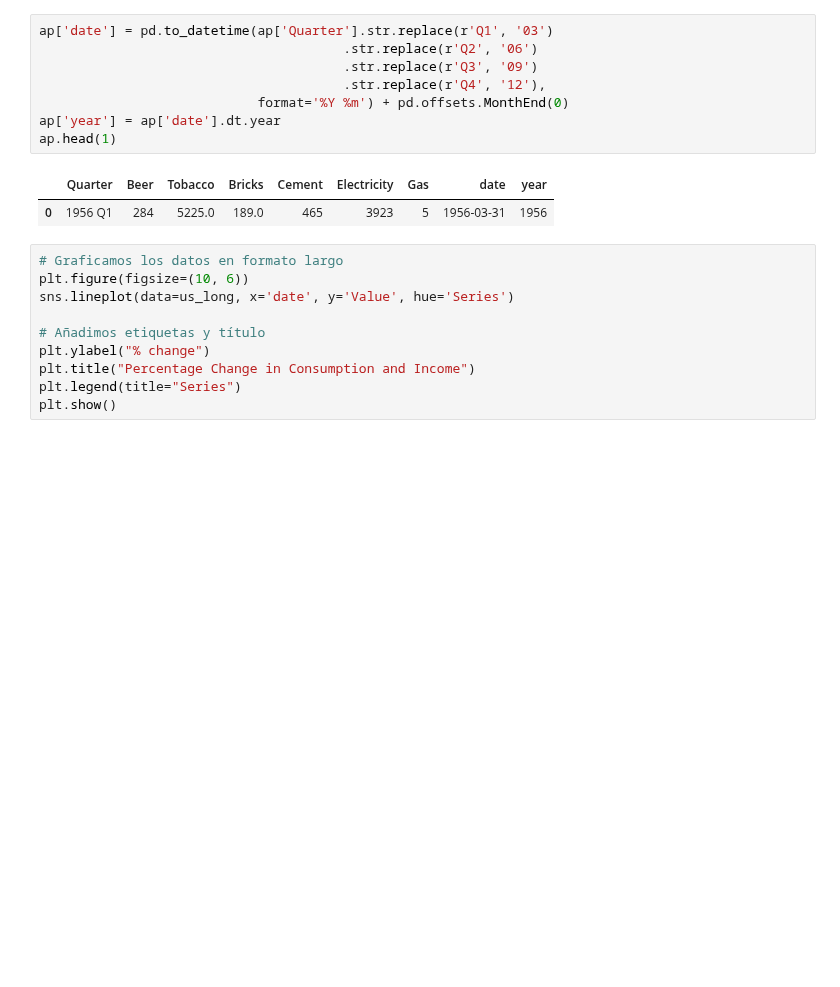
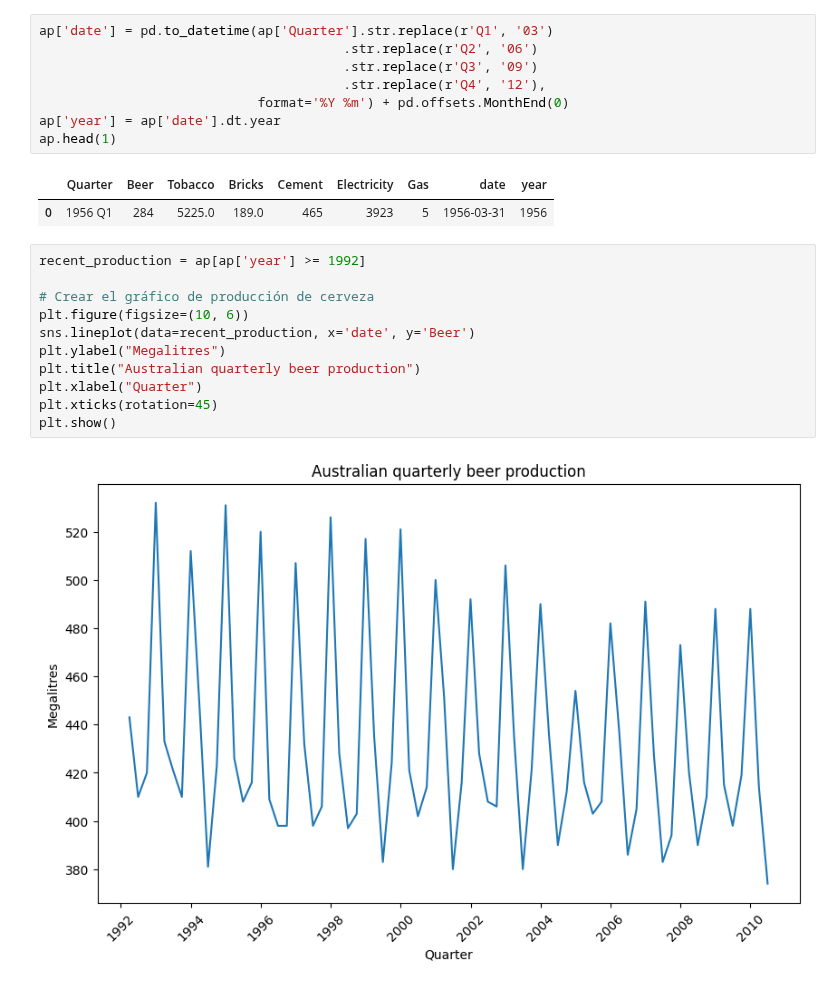
Before and after one commit to DavidGuzzi/TSA, a Jupyter notebook: Forecasting Principles and Practice 3rd/2/7.ipynb, the cells around one changed output. Cells and saved outputs as stored; diff of their text form; blank space fills up the shorter version.

```diff
--- a/Forecasting Principles and Practice 3rd/2/7.ipynb
+++ b/Forecasting Principles and Practice 3rd/2/7.ipynb
@@ -223,13 +223,16 @@ ap.head(1)
 # %% [output]
 |  | Quarter | Beer | Tobacco | Bricks | Cement | Electricity | Gas | date | year |
 | 0 | 1956 Q1 | 284 | 5225.0 | 189.0 | 465 | 3923 | 5 | 1956-03-31 | 1956 |
-# %%
-# Graficamos los datos en formato largo
-plt.figure(figsize=(10, 6))
-sns.lineplot(data=us_long, x='date', y='Value', hue='Series')
-
-# Añadimos etiquetas y título
-plt.ylabel("% change")
-plt.title("Percentage Change in Consumption and Income")
-plt.legend(title="Series")
-plt.show()
+# %%
+recent_production = ap[ap['year'] >= 1992]
+
+# Crear el gráfico de producción de cerveza
+plt.figure(figsize=(10, 6))
+sns.lineplot(data=recent_production, x='date', y='Beer')
+plt.ylabel("Megalitres")
+plt.title("Australian quarterly beer production")
+plt.xlabel("Quarter")
+plt.xticks(rotation=45)
+plt.show()
+# %% [output]
+[figure, added]
```
Also changed, not shown: parts of 1 cell of this notebook.
